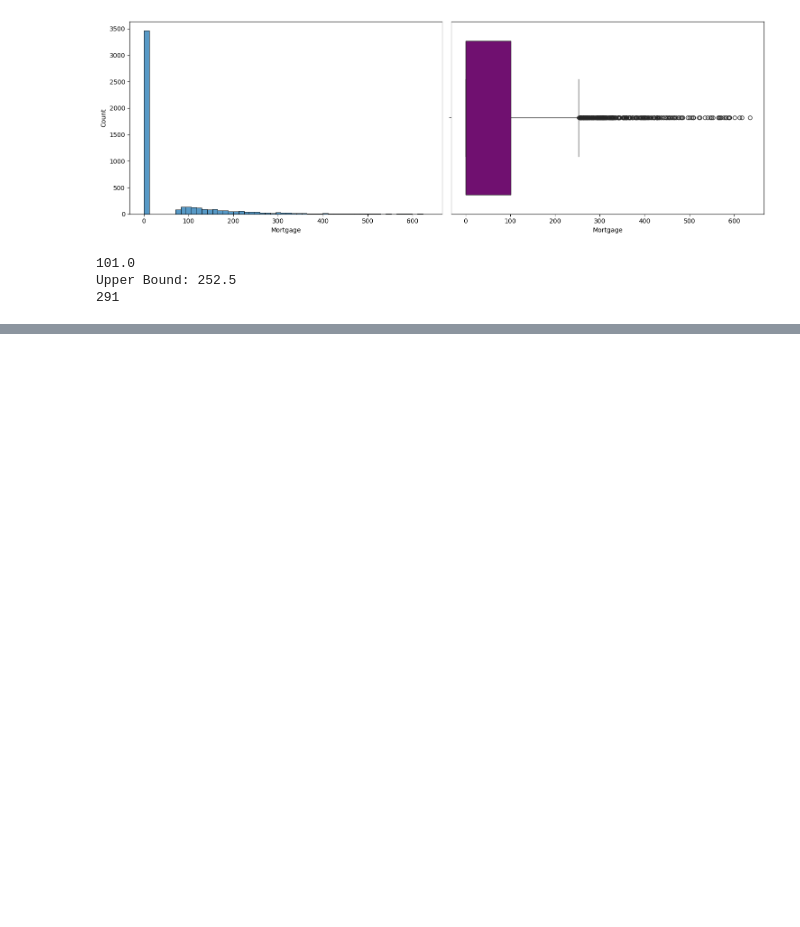
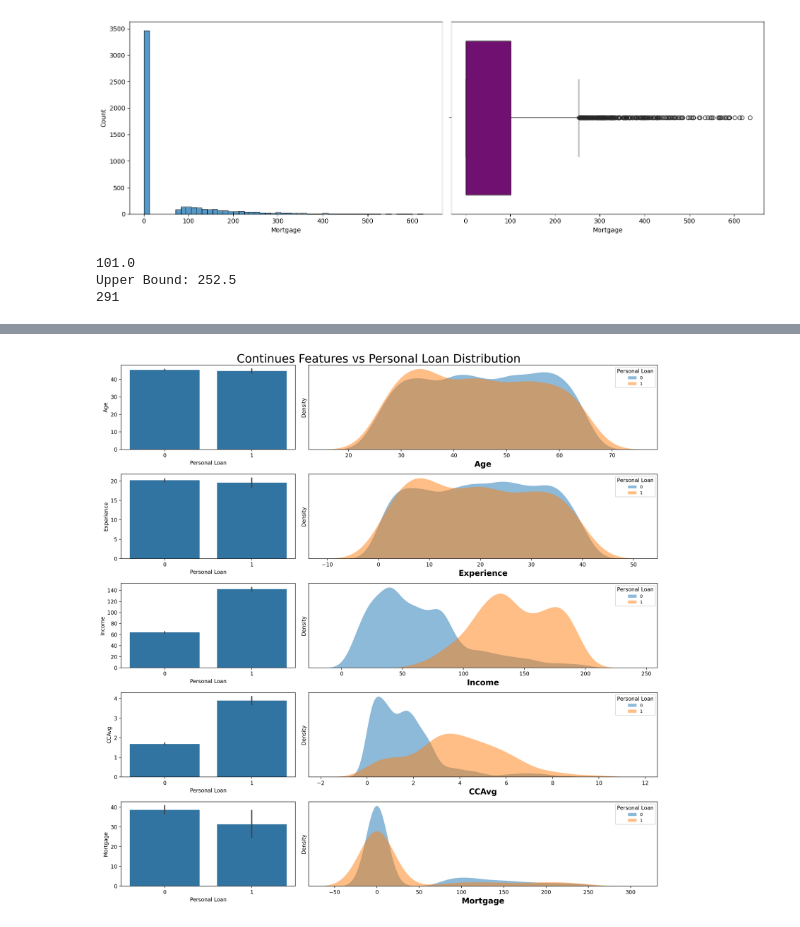
Before and after one commit to CharalamposZisis/Bank-Loan-Classification, a Jupyter notebook: main.ipynb, the cells around one changed output, grey strips where cells are left out. Saved outputs shown, nothing was run; the diff lists cells and outputs as text; code cells hidden in the pictures; blank space fills up the shorter version.

```diff
--- a/main.ipynb
+++ b/main.ipynb
@@ -287,0 +392,27 @@ Add correlations abou the data
+# %%
+# Examine numerical features
+continues_var = ["Age", "Experience", "Income", "CCAvg", "Mortgage"]
+
+# target remain the same as before
+fig, ax = plt.subplots(5, 2, figsize=(15,15), dpi=200, gridspec_kw={'width_ratios': [1, 2]})
+# gridspec_kw is used to create different size for each subplot
+
+for i,x in enumerate(continues_var):
+    graph = sns.barplot(df, x = target ,y= x, ax = ax[i,0]) # ax[i,0] in order to plot the barplots in left
+
+    sns.kdeplot(data = df[df[target] ==0], x = x,  fill=True, common_norm=False, palette="crest",
+   alpha=.5, linewidth=0, ax = ax[i,1], label = '0') # ax[i,1] in order to plot the barplots in right
+
+    sns.kdeplot(data = df[df[target] ==1], x = x,  fill=True, common_norm=False, palette="crest",
+   alpha=.5, linewidth=0, ax = ax[i,1], label = '1') # if we dont add label = '0' we will not have it kde legend
+
+    ax[i,1].set_yticks([]) # We use it in order to get density on y column
+    ax[i,1].set_xlabel(x, fontsize=15, fontweight='bold') # This makes the category under each ax bold and bigger
+
+    ax[i,1].legend(title='Personal Loan', loc='upper right',fontsize=8)
+
+plt.suptitle('Continues Features vs Personal Loan Distribution', fontsize=22)
+plt.tight_layout()
+plt.show()
+# %% [output]
+[figure, added]
```
Also changed, not shown: parts of 15 cells of this notebook, 1 other file.
